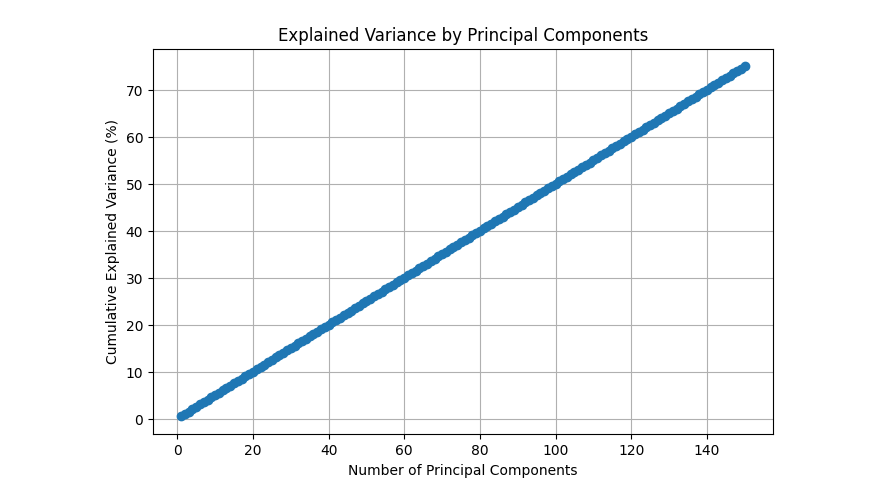
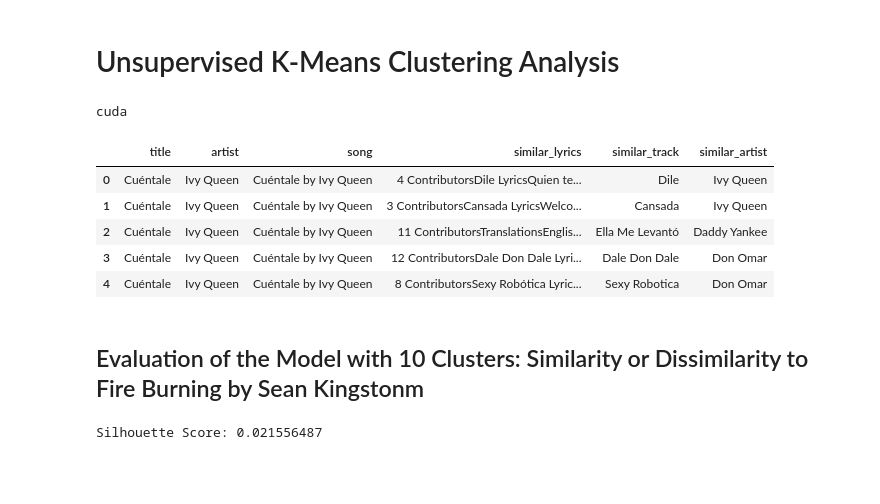
Before and after one commit to kathyaristi/NLP_Final, a Jupyter notebook: k_means_setup.ipynb, the cells around one changed output. Saved outputs shown, nothing was run; the diff lists cells and outputs as text; code cells hidden in the pictures; blank space fills up the shorter version.

Commit message:
Finalizing K-Means Notebook

```diff
--- a/k_means_setup.ipynb
+++ b/k_means_setup.ipynb
@@ -270,13 +1,19 @@ X_reduced = pca.fit_transform(X_scaled)
-# %%
-# Compute the cumulative variance explained
-cumulative_variance = np.cumsum(pca.explained_variance_ratio_) * 100
-
-plt.figure(figsize=(8, 5))
-plt.plot(range(1, 150 + 1), cumulative_variance, marker='o')
-plt.xlabel("Number of Principal Components")
-plt.ylabel("Cumulative Explained Variance (%)")
-plt.title("Explained Variance by Principal Components")
-plt.grid(True)
-plt.show()
-# %% [output]
-[figure, removed]
+# %% [markdown]
+# Unsupervised K-Means Clustering Analysis
+# %%
+import pandas as pd
+import torch
+import numpy as np
+from sklearn.cluster import KMeans
+import random
+import km_model as km
+from sklearn.metrics import silhouette_score
+from sklearn.preprocessing import StandardScaler
+import matplotlib.pyplot as plt
+
+NUM_SEQUENCES_PER_BATCH = 1024
+
+device = torch.device("cuda" if torch.cuda.is_available() else "cpu")
+print(device)
+# %% [output]
+cuda
@@ -282,0 +23,11 @@ plt.show()
+# %%
+#load the data, tuples
+similar_song_lyrics = pd.read_csv("data/kat_data_similar_songs.csv")
+similar_song_lyrics.head()
+# %% [output]
+|  | title | artist | song | similar_lyrics | similar_track | similar_artist |
+| 0 | Cuéntale | Ivy Queen | Cuéntale by Ivy Queen | 4 ContributorsDile LyricsQuien te... | Dile | Ivy Queen |
+| 1 | Cuéntale | Ivy Queen | Cuéntale by Ivy Queen | 3 ContributorsCansada LyricsWelco... | Cansada | Ivy Queen |
+| 2 | Cuéntale | Ivy Queen | Cuéntale by Ivy Queen | 11 ContributorsTranslationsEnglis... | Ella Me Levantó | Daddy Yankee |
+| 3 | Cuéntale | Ivy Queen | Cuéntale by Ivy Queen | 12 ContributorsDale Don Dale Lyri... | Dale Don Dale | Don Omar |
+| 4 | Cuéntale | Ivy Queen | Cuéntale by Ivy Queen | 8 ContributorsSexy Robótica Lyric... | Sexy Robotica | Don Omar |
@@ -282,0 +43,22 @@ plt.show()
+# %% [markdown]
+## Evaluation of the Model with 10 Clusters: Similarity or Dissimilarity to Fire Burning by Sean Kingstonm
+# %%
+# Scale the data
+scaler = StandardScaler()
+X_scaled = scaler.fit_transform(embeddings)
+
+# Initialize and fit the KMeans model
+kmeans = KMeans(n_clusters=10, init='k-means++', max_iter=300, n_init=10, random_state=42)
+kmeans.fit(X_scaled)
+
+# Retrieve the clustering results
+labels = kmeans.labels_
+centers = kmeans.cluster_centers_
+#print("Cluster Labels:", labels)
+#print("Cluster Centers (scaled):", centers)
+
+# Calculate silhouette score
+score = silhouette_score(X_scaled, labels)
+print("Silhouette Score:", score)
+# %% [output]
+Silhouette Score: 0.021556487
```
Also changed, not shown: parts of 35 cells of this notebook, 9 other files.
